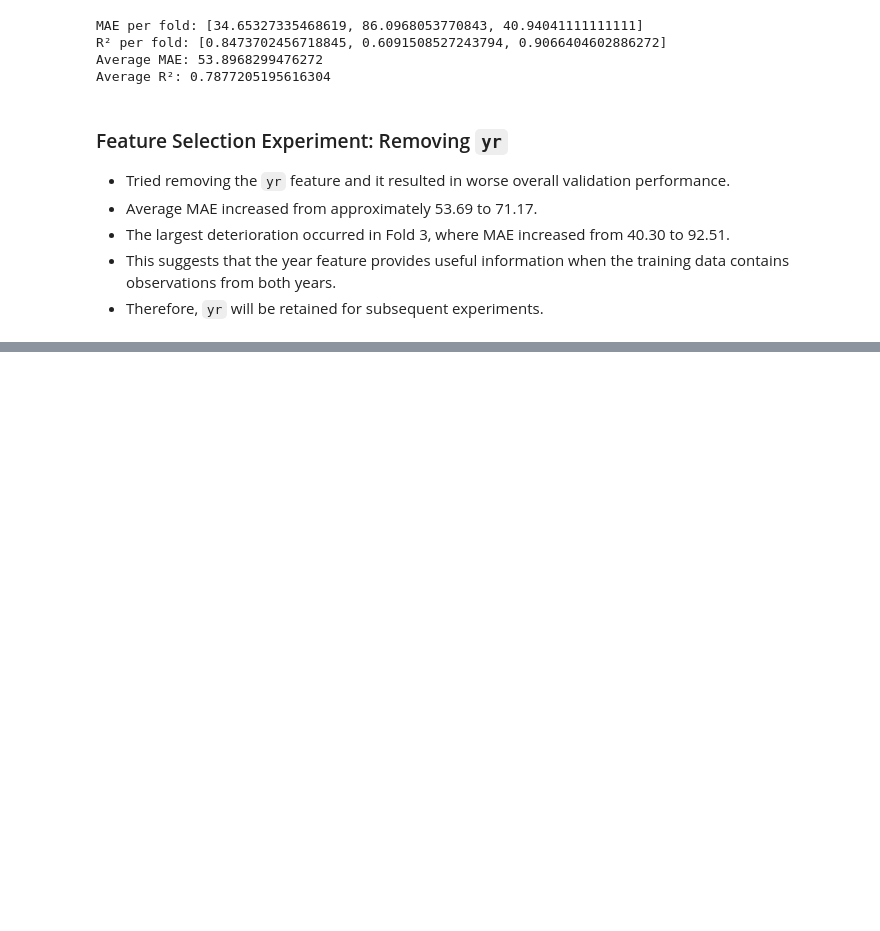
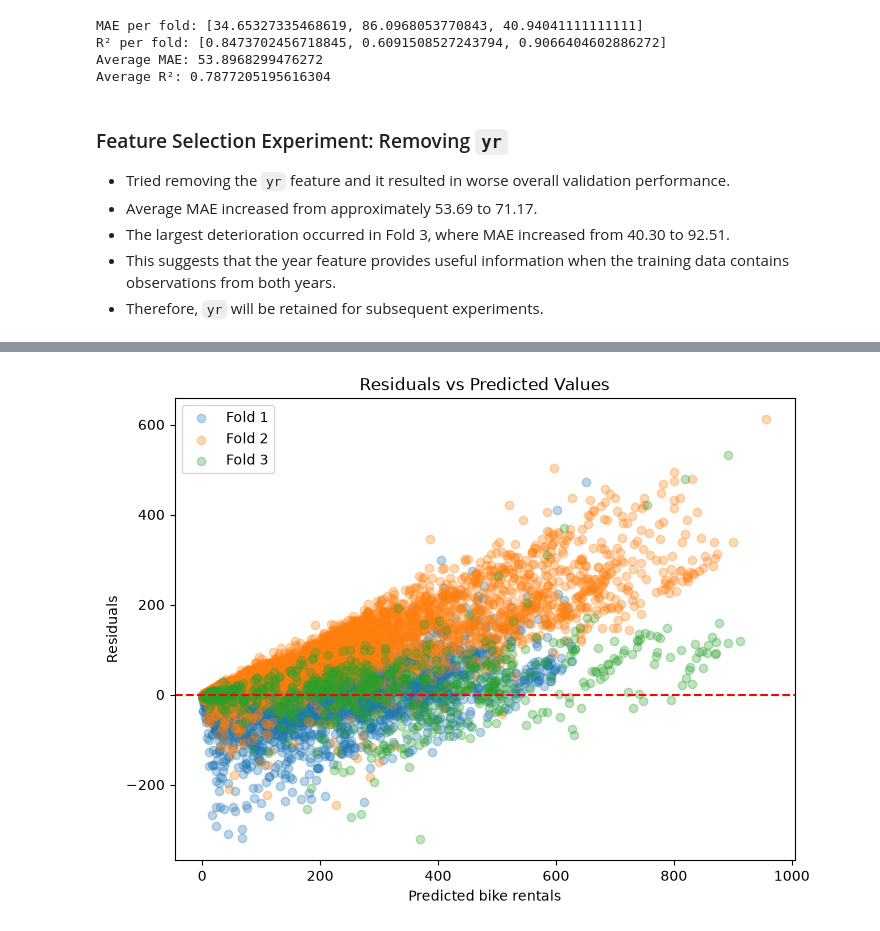
Before and after one commit to GregJackalis/bike-rental-demand-predictor, a Jupyter notebook: notebooks/prediction.ipynb, the cells around one changed output, grey strips where cells are left out. Saved outputs shown, nothing was run; the diff lists cells and outputs as text; code cells hidden in the pictures; blank space fills up the shorter version.

```diff
--- a/notebooks/prediction.ipynb
+++ b/notebooks/prediction.ipynb
@@ -984,0 +1022,29 @@ Average R²: 0.7877205195616304
+# %%
+plt.figure(figsize=(8, 6))
+
+all_results["residual"] = (
+    all_results["actual"] - all_results["predicted"]
+)
+
+all_results["absolute_error"] = (
+    all_results["residual"].abs()
+)
+
+for fold, fold_data in all_results.groupby("fold"):
+    plt.scatter(
+        fold_data["actual"],
+        fold_data['residual'],
+        alpha=0.3,
+        label=f"Fold {fold}"
+    )
+
+plt.axhline(y=0, color="red", linestyle="--")
+
+plt.xlabel("Predicted bike rentals")
+plt.ylabel("Residuals")
+plt.title("Residuals vs Predicted Values")
+
+plt.legend()
+plt.show()
+# %% [output]
+[figure, added]
```
Also changed, not shown: parts of 6 cells of this notebook.
